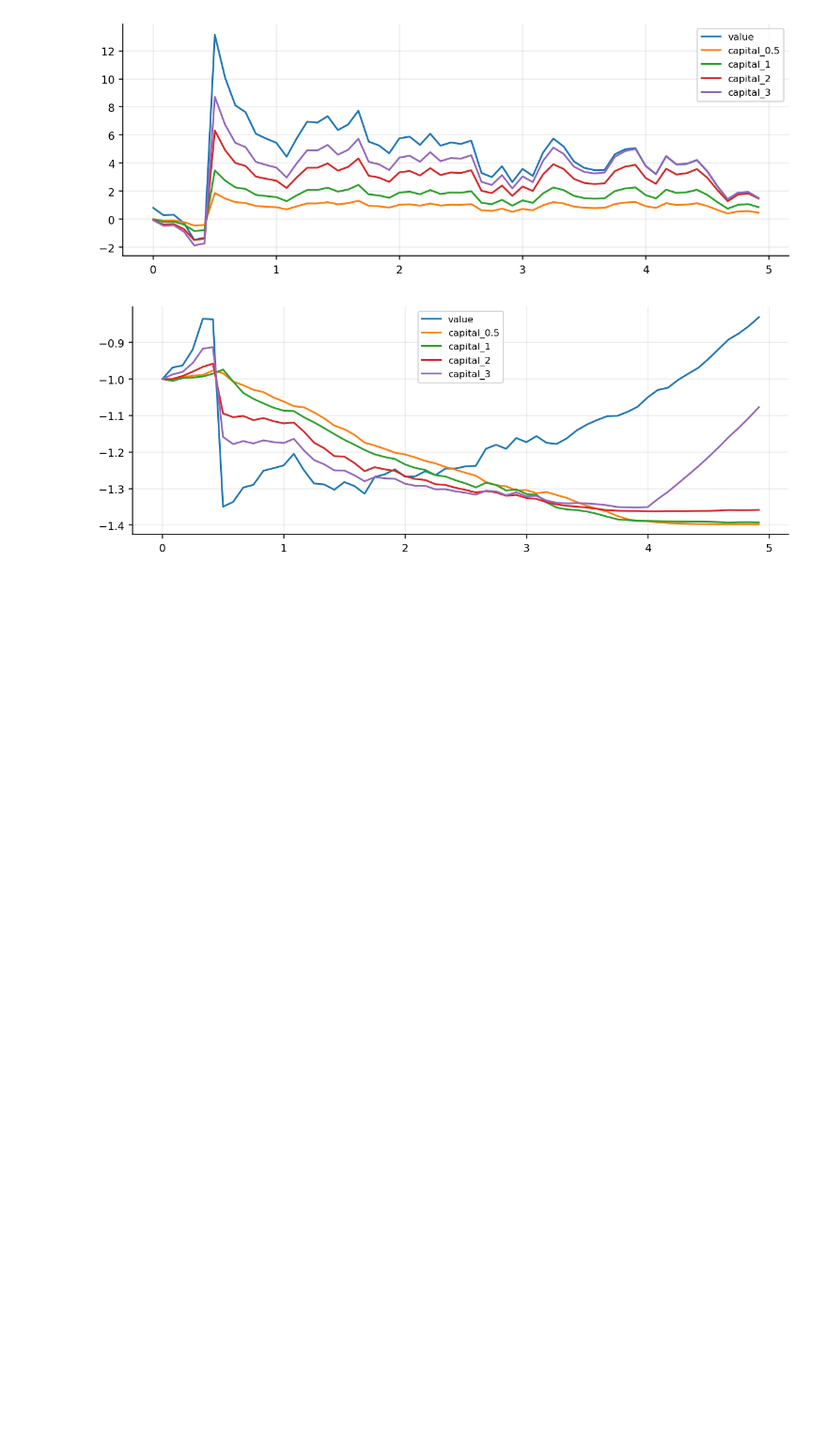
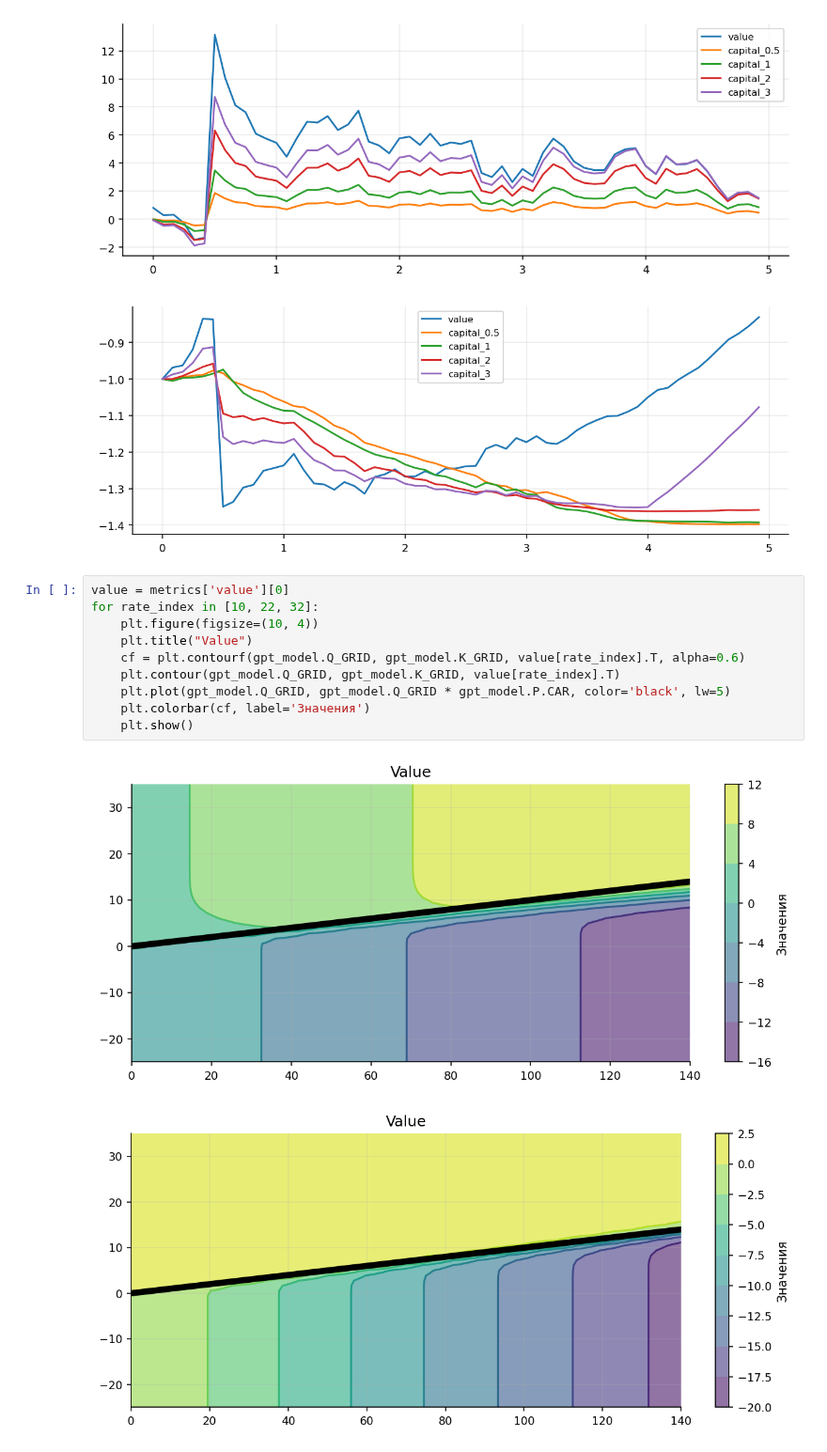
Before and after one commit to dolmatovas/bank_model, a Jupyter notebook: gpt-toy-model for plots.ipynb, the cells around one changed output. Shown at 94% size. Drawn from its saved outputs; the diff is of its cells as text; blank space fills up the shorter version.

Commit message:
add plots

```diff
--- a/gpt-toy-model for plots.ipynb
+++ b/gpt-toy-model for plots.ipynb
@@ -267,3 +267,16 @@ plt.show()
 [figure]
 [figure]
 [figure]
+# %%
+value = metrics['value'][0]
+for rate_index in [10, 22, 32]:
+    plt.figure(figsize=(10, 4))
+    plt.title("Value")
+    cf = plt.contourf(gpt_model.Q_GRID, gpt_model.K_GRID, value[rate_index].T, alpha=0.6)
+    plt.contour(gpt_model.Q_GRID, gpt_model.K_GRID, value[rate_index].T)
+    plt.plot(gpt_model.Q_GRID, gpt_model.Q_GRID * gpt_model.P.CAR, color='black', lw=5)
+    plt.colorbar(cf, label='Значения')
+    plt.show()
+# %% [output]
+[figure, added]
+[figure, added]
```
Also changed, not shown: parts of 3 cells of this notebook, 1 other file.
